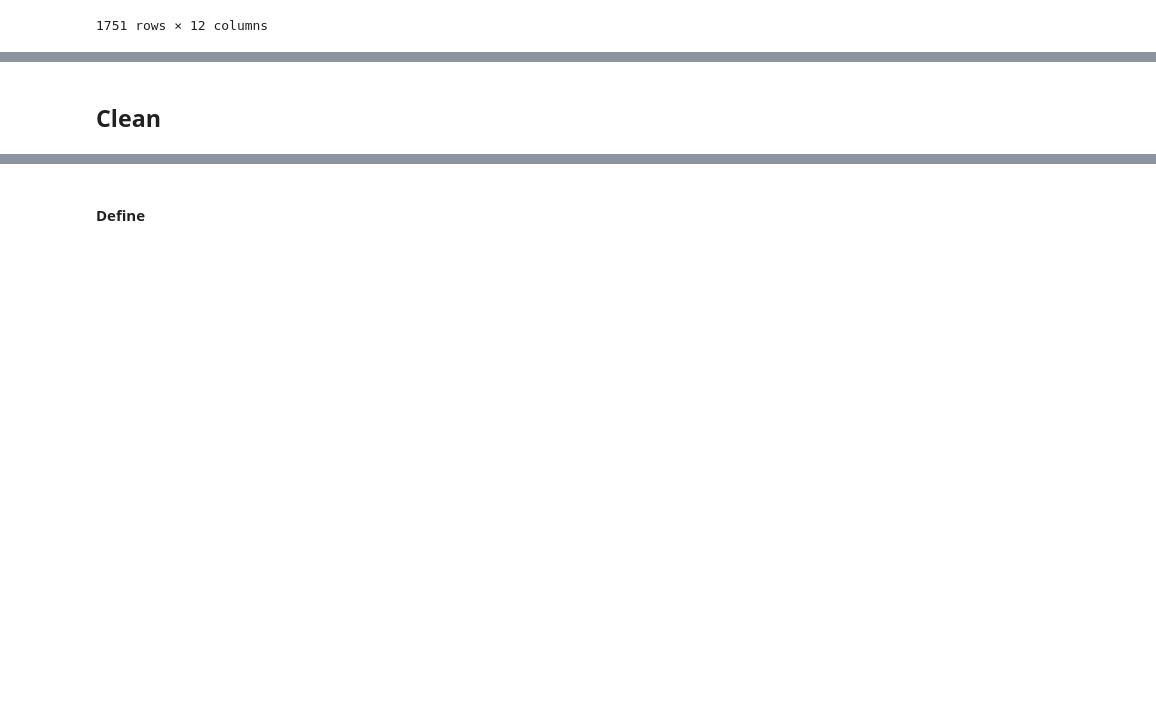
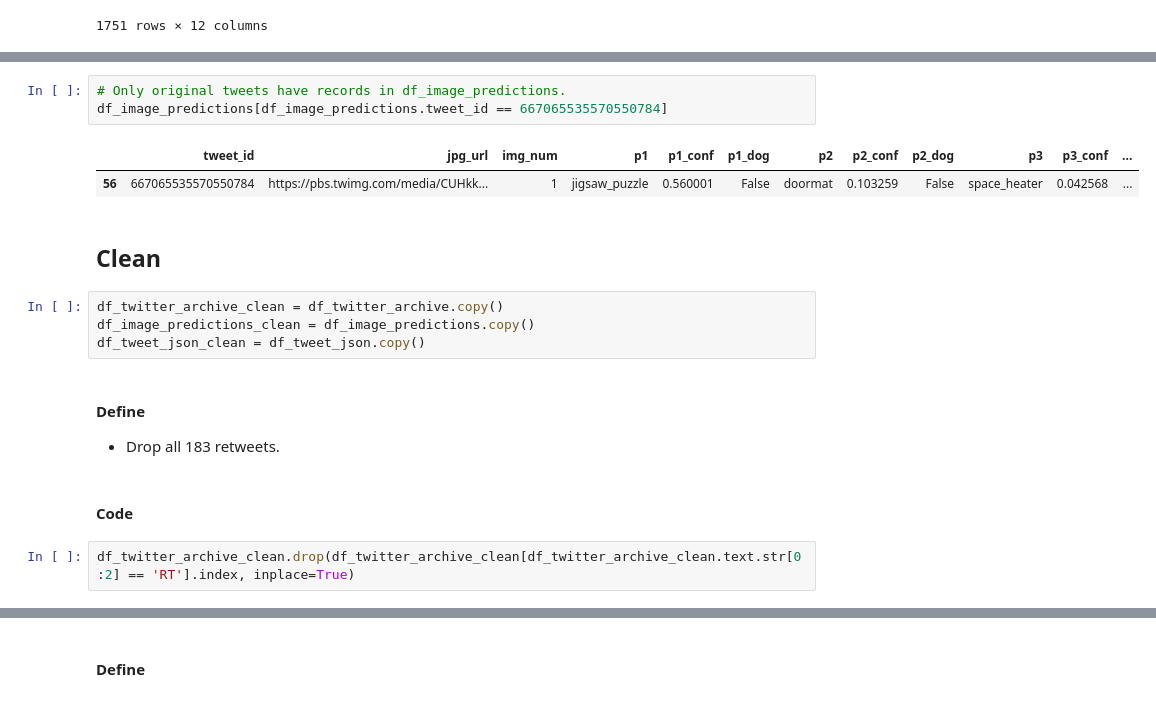
Before and after one commit to iRowebot/Wrangling-Analysis-Visualization-WeRateDogs-Tweets, a Jupyter notebook: wrangle_act.ipynb, the cells around one changed output, grey strips where cells are left out. Saved outputs shown, nothing was run; the diff lists cells and outputs as text; blank space fills up the shorter version.

Commit message:
Add 1 assessment & clean 2 quality issues.

```diff
--- a/wrangle_act.ipynb
+++ b/wrangle_act.ipynb
@@ -341,2 +401,19 @@ df_image_predictions[((df_image_predictions.p1_dog == 1) | (df_image_predictions
+# %%
+# Only original tweets have records in df_image_predictions.
+df_image_predictions[df_image_predictions.tweet_id == 667065535570550784]
+# %% [output]
+|  | tweet_id | jpg_url | img_num | p1 | p1_conf | p1_dog | p2 | p2_conf | p2_dog | p3 | p3_conf | ... |
+| 56 | 667065535570550784 | https://pbs.twimg.com/media/CUHkk... | 1 | jigsaw_puzzle | 0.560001 | False | doormat | 0.103259 | False | space_heater | 0.042568 | ... |
 # %% [markdown]
 ## Clean
+# %%
+df_twitter_archive_clean = df_twitter_archive.copy()
+df_image_predictions_clean = df_image_predictions.copy()
+df_tweet_json_clean = df_tweet_json.copy()
+# %% [markdown]
+#### Define
+* Drop all 183 retweets.
+# %% [markdown]
+#### Code
+# %%
+df_twitter_archive_clean.drop(df_twitter_archive_clean[df_twitter_archive_clean.text.str[0:2] == 'RT'].index, inplace=True)
```
Also changed, not shown: parts of 35 cells of this notebook.
